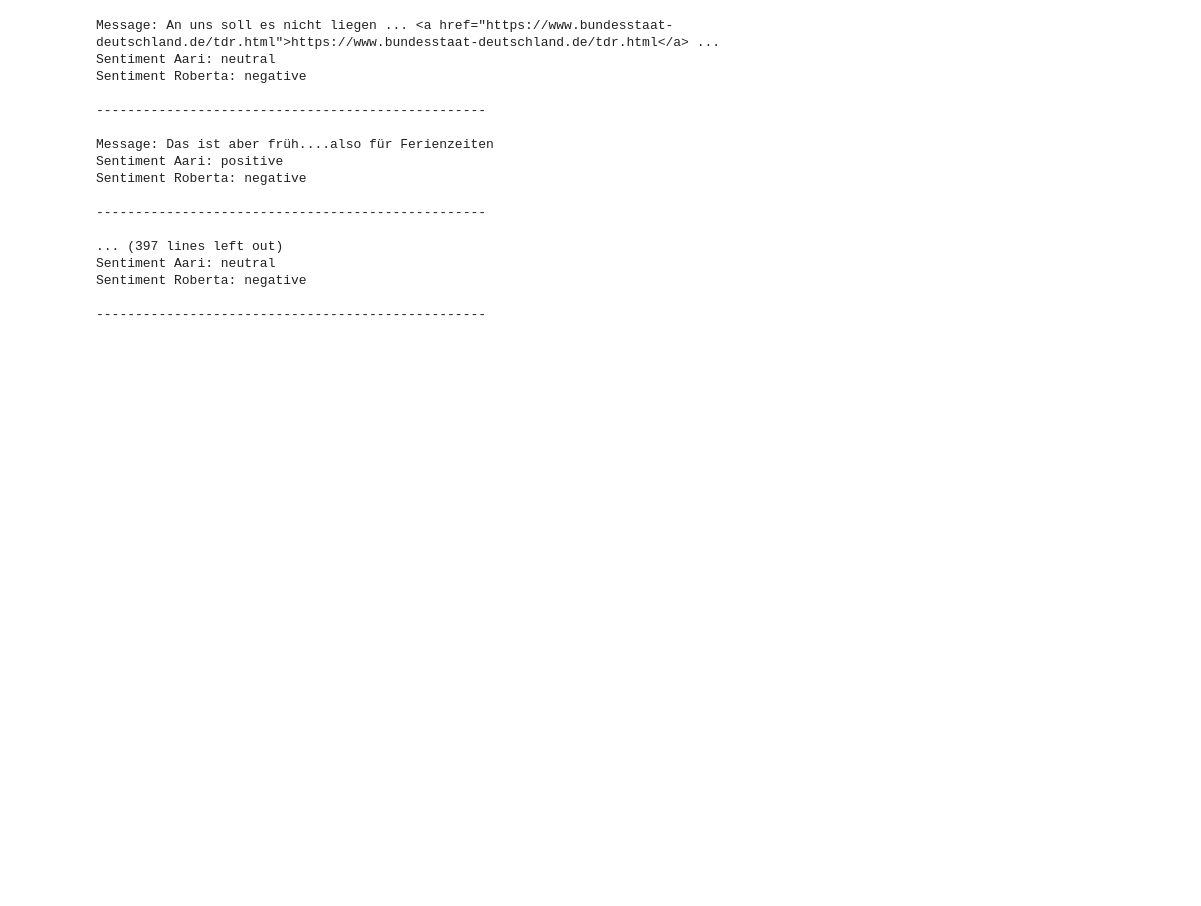
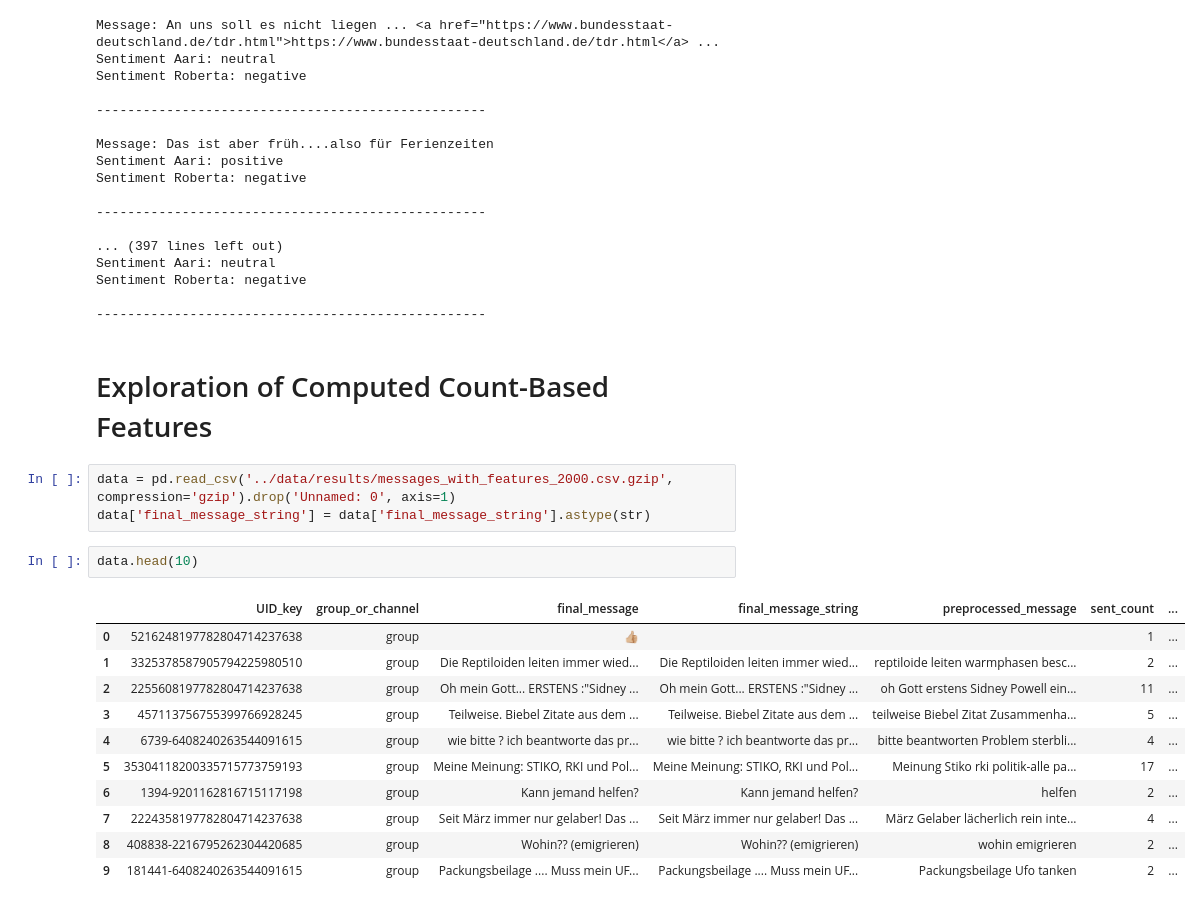
Before and after one commit to krugeremily/DAEGC_Conspiratorial_Actor_Typology, a Jupyter notebook: exploration/Exploration.ipynb, the cells around one changed output. Drawn from its saved outputs; the diff is of its cells as text; blank space fills up the shorter version.

```diff
--- a/exploration/Exploration.ipynb
+++ b/exploration/Exploration.ipynb
@@ -421,3 +430,22 @@ Sentiment Aari: neutral
 Sentiment Roberta: negative
 
 --------------------------------------------------
+# %% [markdown]
+# Exploration of Computed Count-Based Features
+# %%
+data = pd.read_csv('../data/results/messages_with_features_2000.csv.gzip', compression='gzip').drop('Unnamed: 0', axis=1)
+data['final_message_string'] = data['final_message_string'].astype(str)
+# %%
+data.head(10)
+# %% [output]
+|  | UID_key | group_or_channel | final_message | final_message_string | preprocessed_message | sent_count | ... |
+| 0 | 5216248197782804714237638 | group | 👍🏼 |  |  | 1 | ... |
+| 1 | 3325378587905794225980510 | group | Die Reptiloiden leiten immer wied... | Die Reptiloiden leiten immer wied... | reptiloide leiten warmphasen besc... | 2 | ... |
+| 2 | 2255608197782804714237638 | group | Oh mein Gott... ERSTENS :"Sidney ... | Oh mein Gott... ERSTENS :"Sidney ... | oh Gott erstens Sidney Powell ein... | 11 | ... |
+| 3 | 457113756755399766928245 | group | Teilweise. Biebel Zitate aus dem ... | Teilweise. Biebel Zitate aus dem ... | teilweise Biebel Zitat Zusammenha... | 5 | ... |
+| 4 | 6739-6408240263544091615 | group | wie bitte ? ich beantworte das pr... | wie bitte ? ich beantworte das pr... | bitte beantworten Problem sterbli... | 4 | ... |
+| 5 | 35304118200335715773759193 | group | Meine Meinung: STIKO, RKI und Pol... | Meine Meinung: STIKO, RKI und Pol... | Meinung Stiko rki politik-alle pa... | 17 | ... |
+| 6 | 1394-9201162816715117198 | group | Kann jemand helfen? | Kann jemand helfen? | helfen | 2 | ... |
+| 7 | 2224358197782804714237638 | group | Seit März immer nur gelaber! Das ... | Seit März immer nur gelaber! Das ... | März Gelaber lächerlich rein inte... | 4 | ... |
+| 8 | 408838-2216795262304420685 | group | Wohin?? (emigrieren) | Wohin?? (emigrieren) | wohin emigrieren | 2 | ... |
+| 9 | 181441-6408240263544091615 | group | Packungsbeilage .... Muss mein UF... | Packungsbeilage .... Muss mein UF... | Packungsbeilage Ufo tanken | 2 | ... |
```
Also changed, not shown: parts of 5 cells of this notebook, 6 other files.
